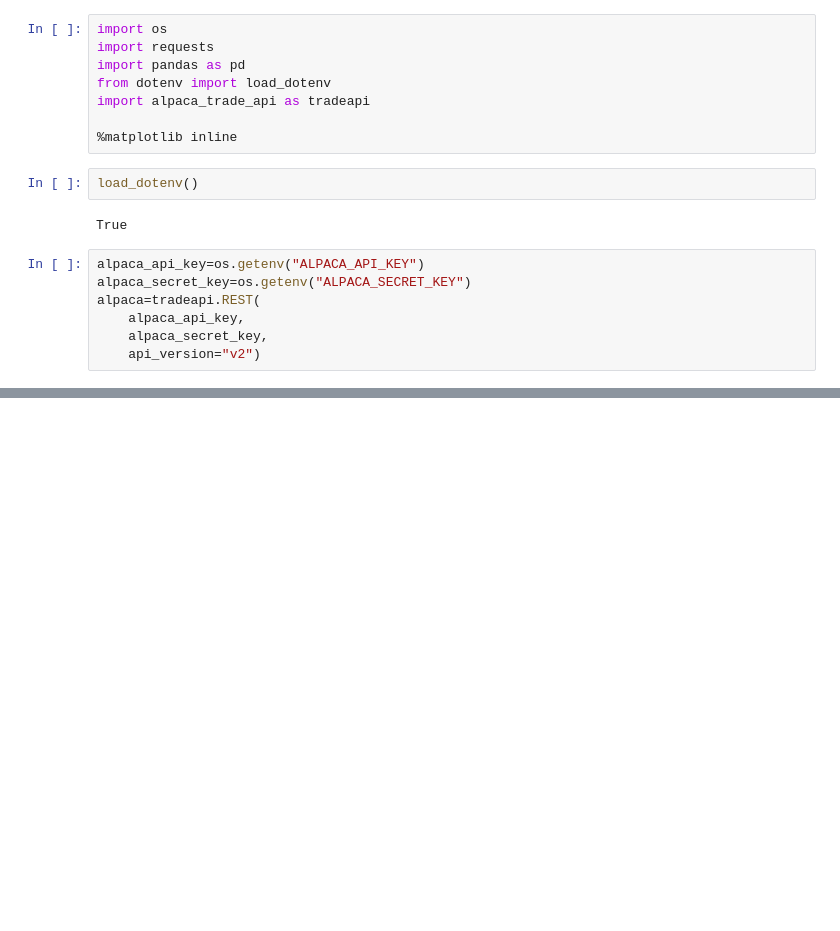
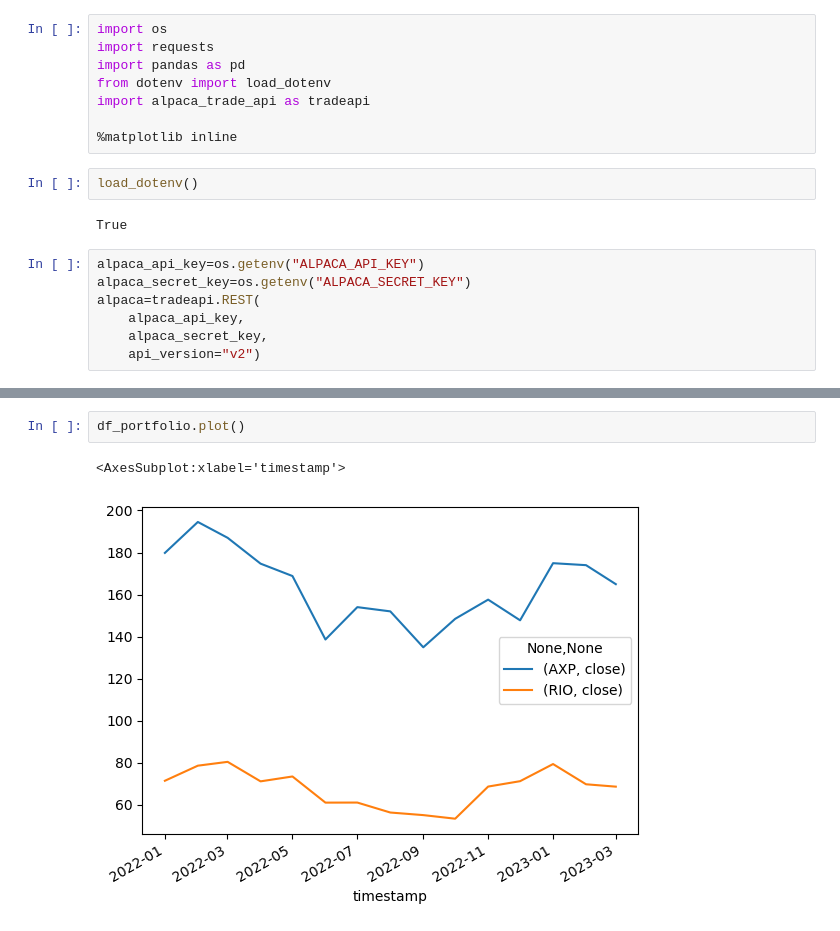
Before and after one commit to Damien-Nguyen/Analysis-of-Optimal-Investment-Portfolio, a Jupyter notebook: Stock data for Rio Tinto & Amex/Stock price data.ipynb, the cells around one changed output, grey strips where cells are left out. Cells and saved outputs as stored; diff of their text form; blank space fills up the shorter version.

```diff
--- a/Stock data for Rio Tinto & Amex/Stock price data.ipynb
+++ b/Stock data for Rio Tinto & Amex/Stock price data.ipynb
@@ -71,0 +98,5 @@ df_portfolio
+# %%
+df_portfolio.plot()
+# %% [output]
+<AxesSubplot:xlabel='timestamp'>
+[figure, added]
```
Also changed, not shown: parts of 6 cells of this notebook, 1 other file.
